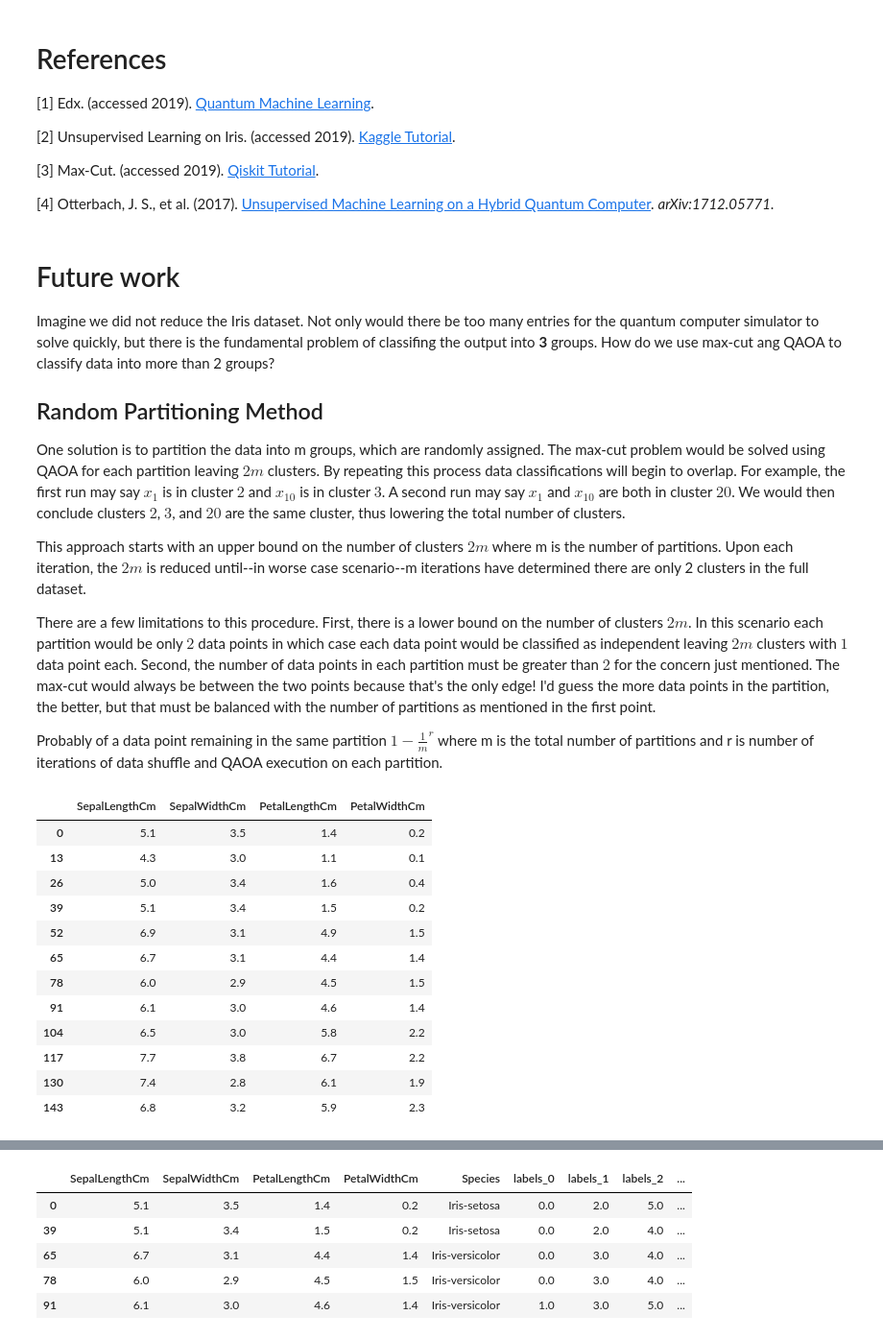
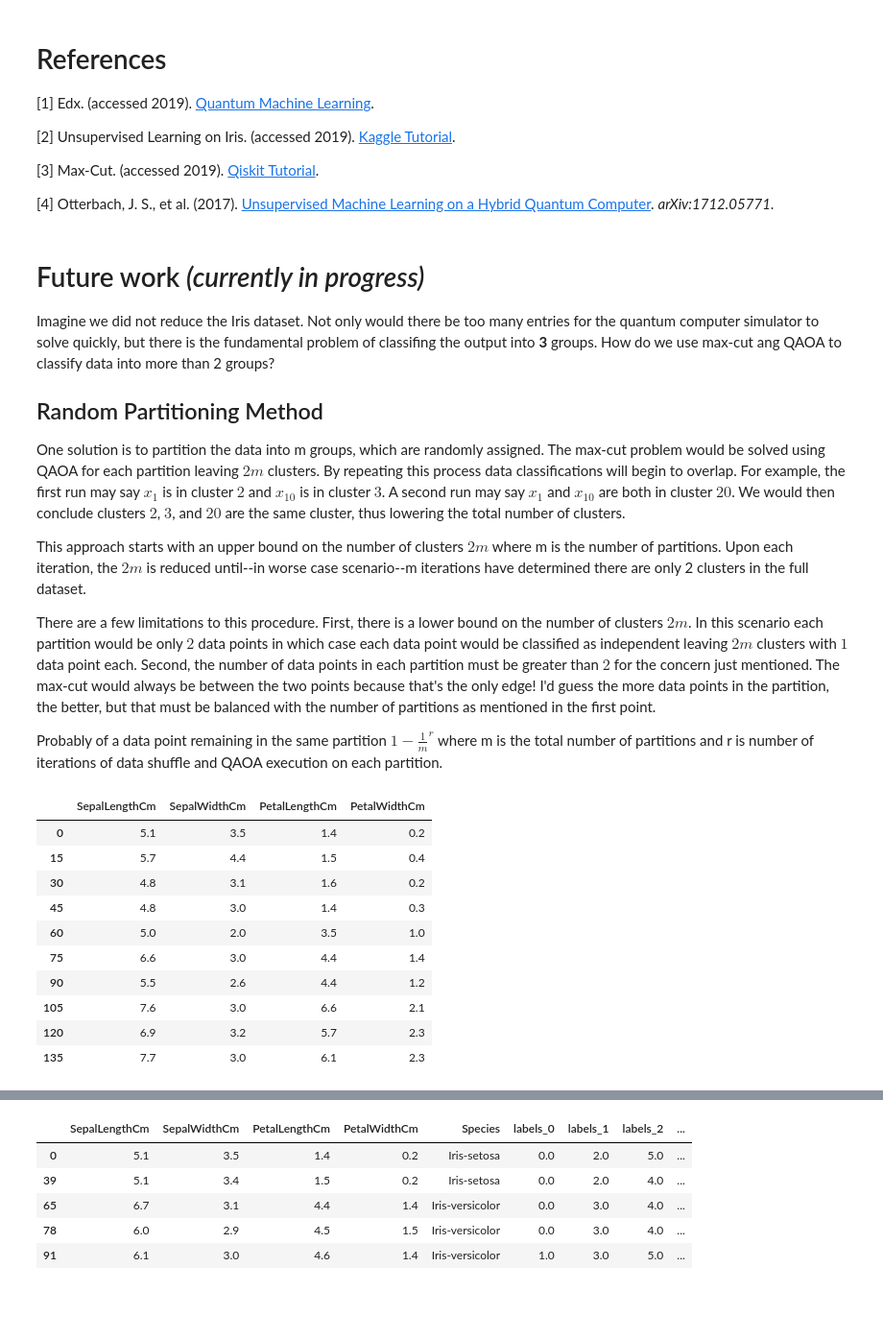
Before and after one commit to ajrazander/Unsupervised-QML, a Jupyter notebook: Unsupervised_Learning.ipynb, the cells around one changed output, grey strips where cells are left out. Shown: that part at 96% size. Cells and saved outputs as stored; diff of their text form; code cells hidden in the pictures; blank space fills up the shorter version.

Commit message:
updated analysis on binary classify extension, still in progress

```diff
--- a/Unsupervised_Learning.ipynb
+++ b/Unsupervised_Learning.ipynb
@@ -224,7 +224,7 @@ The plots looks identical to the reduced dataset--again! This is directly confir
 
 [4] Otterbach, J. S., et al. (2017). [Unsupervised Machine Learning on a Hybrid Quantum Computer](https://arxiv.org/abs/1712.05771). *arXiv:1712.05771*. <a id='1'></a>
 # %% [markdown]
-# Future work
+# Future work *(currently in progress)*
 Imagine we did not reduce the Iris dataset. Not only would there be too many entries for the quantum computer simulator to solve quickly, but there is the fundamental problem of classifing the output into **3** groups. How do we use max-cut ang QAOA to classify data into more than 2 groups?
 
 ## Random Partitioning Method
@@ -248,24 +260,22 @@ def calc_w(data_array):
 # %%
 # Remove Iris labels
 data_full = df.loc[:,['SepalLengthCm','SepalWidthCm','PetalLengthCm','PetalWidthCm']]
 
 # Reduce number of data points, will be removed later
-df_sub = df[::13]
-data_sub = data_full[::13]
+df_sub = df[::15]
+data_sub = data_full[::15]
 data_sub
 # %% [output]
 |  | SepalLengthCm | SepalWidthCm | PetalLengthCm | PetalWidthCm |
 | 0 | 5.1 | 3.5 | 1.4 | 0.2 |
-| 13 | 4.3 | 3.0 | 1.1 | 0.1 |
-| 26 | 5.0 | 3.4 | 1.6 | 0.4 |
-| 39 | 5.1 | 3.4 | 1.5 | 0.2 |
-| 52 | 6.9 | 3.1 | 4.9 | 1.5 |
-| 65 | 6.7 | 3.1 | 4.4 | 1.4 |
-| 78 | 6.0 | 2.9 | 4.5 | 1.5 |
-| 91 | 6.1 | 3.0 | 4.6 | 1.4 |
-| 104 | 6.5 | 3.0 | 5.8 | 2.2 |
-| 117 | 7.7 | 3.8 | 6.7 | 2.2 |
-| 130 | 7.4 | 2.8 | 6.1 | 1.9 |
-| 143 | 6.8 | 3.2 | 5.9 | 2.3 |
+| 15 | 5.7 | 4.4 | 1.5 | 0.4 |
+| 30 | 4.8 | 3.1 | 1.6 | 0.2 |
+| 45 | 4.8 | 3.0 | 1.4 | 0.3 |
+| 60 | 5.0 | 2.0 | 3.5 | 1.0 |
+| 75 | 6.6 | 3.0 | 4.4 | 1.4 |
+| 90 | 5.5 | 2.6 | 4.4 | 1.2 |
+| 105 | 7.6 | 3.0 | 6.6 | 2.1 |
+| 120 | 6.9 | 3.2 | 5.7 | 2.3 |
+| 135 | 7.7 | 3.0 | 6.1 | 2.3 |
 # %%
 # Number of iterations
```
Also changed, not shown: parts of 18 cells of this notebook.
